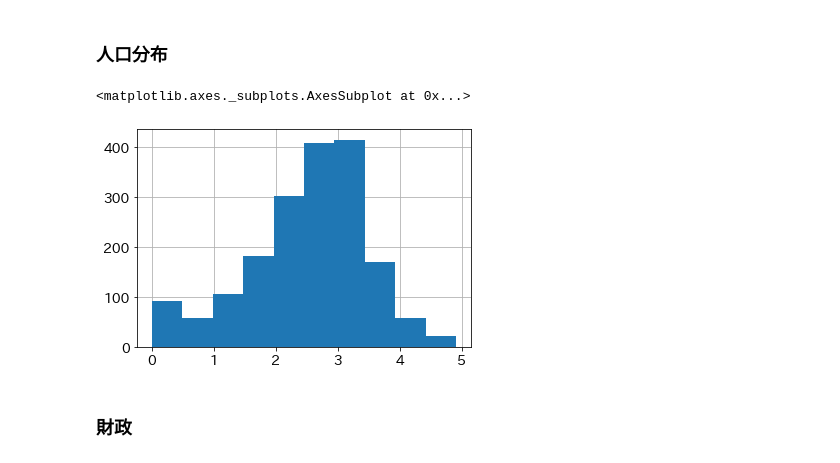
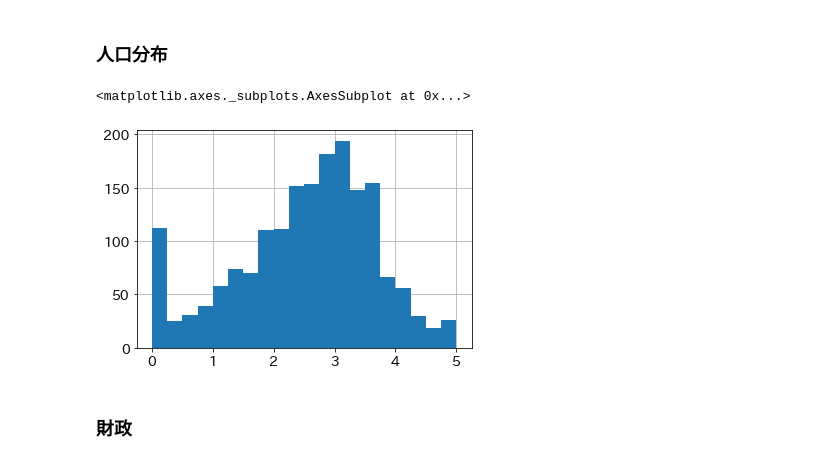
Before and after one commit to yumehara/hackday_2022, a Jupyter notebook: notebooks/all_city_score.ipynb, the cells around one changed output. Saved outputs shown, nothing was run; the diff lists cells and outputs as text; code cells hidden in the pictures.

```diff
--- a/notebooks/all_city_score.ipynb
+++ b/notebooks/all_city_score.ipynb
@@ -137,6 +122,7 @@ def normalize_score(data, col=None, high=True):
         score = (data - data.mean())/data.std()
     else:
         score = (data[col] - data[col].mean())/data[col].std()
+    score *= 1.2
     score = (score + 2.5) if high else (2.5 - score)
     score[score > 5] = 5
     score[score < 0] = 0
@@ -169,14 +155,14 @@ df_city_feature['老年化指数'] = df_city_feature['老年人口'] / df_city_f
 # %%
 score_list = [
     normalize_score(df_city_feature, '年少人口指数', True) * 0.3,
     normalize_score(df_city_feature, '老年人口指数', False) * 0.3,
     normalize_score(df_city_feature, '老年化指数', False) * 0.4,
 ]
 df_score['人口分布'] = normalize_score(pd.concat(score_list, axis=1).sum(axis=1, skipna=False))
-df_score['人口分布'].hist()
+df_score['人口分布'].hist(bins=20)
 # %% [output]
 <matplotlib.axes._subplots.AxesSubplot at 0x...>
-[figure, old version]
+[figure, new version]
 # %% [markdown]
 ### 財政
 # %%
```
Also changed, not shown: parts of 17 cells of this notebook.
